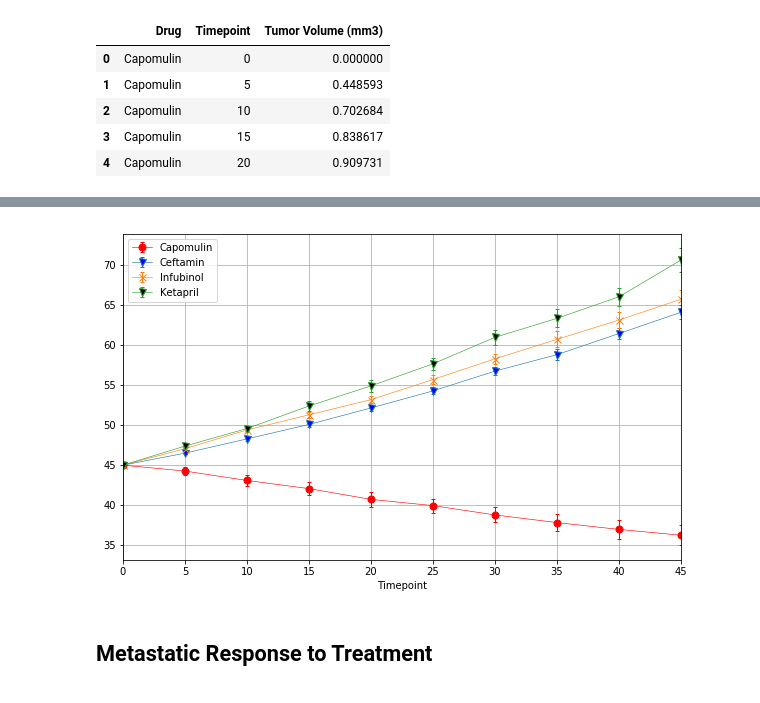
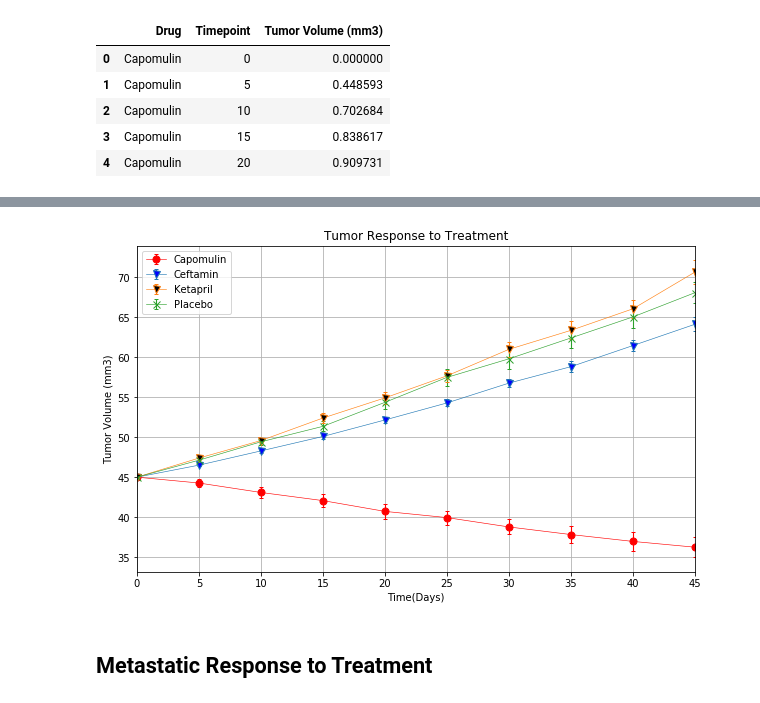
Before and after one commit to coralmaven/Pymaceuticals, a Jupyter notebook: pymaceuticals.ipynb, the cells around one changed output, grey strips where cells are left out. Cells and saved outputs as stored; diff of their text form; code cells hidden in the pictures.

```diff
--- a/pymaceuticals.ipynb
+++ b/pymaceuticals.ipynb
@@ -116,22 +125,30 @@ tumorResponseErr_df.head()
 | 15 | 0.838617 | 0.332053 | 0.357705 | 0.580268 | 0.444378 | 0.614461 | 0.466109 | 0.770432 | 0.493261 | ... |
 | 20 | 0.909731 | 0.359482 | 0.476210 | 0.726484 | 0.595260 | 0.839609 | 0.555181 | 0.786199 | 0.621889 | ... |
 # %%
-response = tumorResponse_df[["Capomulin","Ceftamin","Infubinol","Ketapril"]]
-errors = tumorResponseErr_df[["Capomulin","Ceftamin","Infubinol","Ketapril"]]
+response = tumorResponse_df[["Capomulin","Ceftamin","Ketapril", "Placebo"]]
+errors = tumorResponseErr_df[["Capomulin","Ceftamin","Ketapril", "Placebo"]]
 
 # Generate the Plot (with Error Bars)
 fig, ax = plt.subplots(figsize=(10, 6))
 kwargs = dict( capsize=2,elinewidth=1.1, linewidth=0.6, ms=7)
 
 response["Capomulin"].plot( yerr = errors, fmt='-o', c='r', mfc='r', **kwargs, label='Capomulin',legend=True)
 response["Ceftamin"].plot( yerr = errors, fmt='-v', mfc='b', **kwargs, label='Ceftamin',legend=True)
-response["Infubinol"].plot( yerr = errors, fmt='-x', mfc='g', **kwargs, label='Infubinol',legend=True)
 response["Ketapril"].plot( yerr = errors, fmt='-v', mfc='k',  **kwargs, label='Ketapril',legend=True)
+response["Placebo"].plot( yerr = errors, fmt='-x', mfc='g', **kwargs, label='Placebo',legend=True)
 plt.legend(loc='best')
 plt.grid(True)
+#### Incorporate the other graph properties
+plt.xlabel("Time(Days)")
+plt.ylabel("Tumor Volume (mm3)")
+plt.title("Tumor Response to Treatment")
+#### Save Figure
+plt.savefig("Images/TumorResponseToTreatment.png")
+
+
 plt.show()
 # %% [output]
-[figure, old version]
+[figure, new version]
 # %% [markdown]
 ## Metastatic Response to Treatment
 # %%
```
Also changed, not shown: parts of 15 cells of this notebook, 3 other files.
